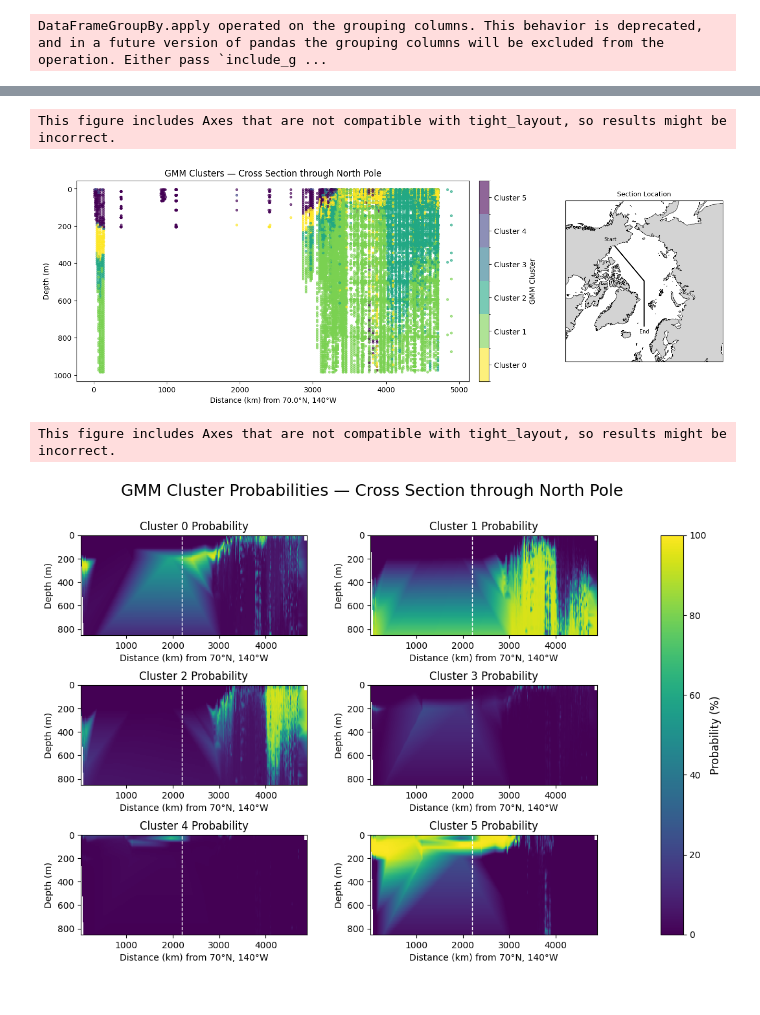
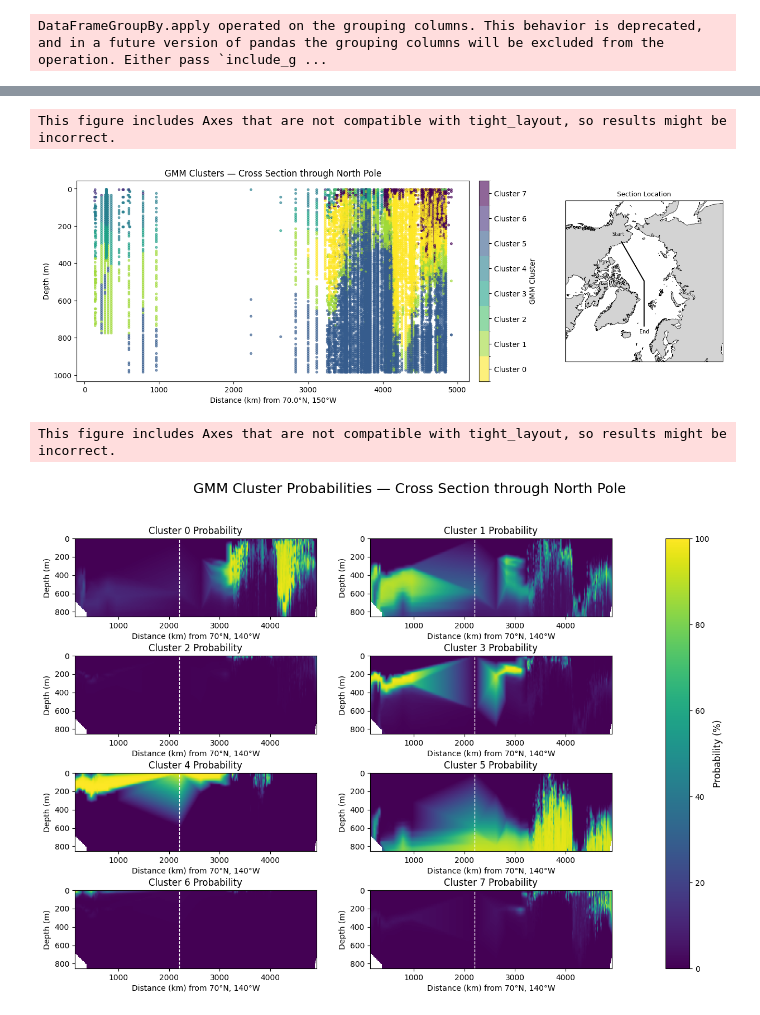
Before and after one commit to Mfdcng2/WaterMassClassification, a Jupyter notebook: TemporalAnalysis/Ensemble_90_00.ipynb, the cells around one changed output, grey strips where cells are left out. Drawn from its saved outputs; the diff is of its cells as text; code cells hidden in the pictures.

```diff
--- a/TemporalAnalysis/Ensemble_90_00.ipynb
+++ b/TemporalAnalysis/Ensemble_90_00.ipynb
@@ -60,6 +60,6 @@ plt.legend()
 # %%
 # Choice of optimal number of clusters based on BIC
-n_clusters = 6
+n_clusters = 8
 # %%
 gmm = GaussianMixture(
     n_components=n_clusters,          # number of clusters
@@ -68,7 +68,7 @@ gmm = GaussianMixture(
 
 labels = gmm.fit_predict(df_sampled[features])
 # %%
-df_sampled['gmm_label_6'] = labels
+df_sampled['gmm_label_8'] = labels
 # %%
 plt.figure()
 
@@ -95,8 +95,8 @@ plt.show()
 # %%
-cross_sec_lon(df_sampled, n_clusters, 0, tol=0.5, start_lat=70.0, start_lon=-140)
+cross_sec_lon(df_sampled, n_clusters, 0, tol=0.5, start_lat=70.0, start_lon=-150)
 # %% [output]
 This figure includes Axes that are not compatible with tight_layout, so results might be incorrect.
-[figure, old version]
+[figure, new version]
 # %%
 for i in range(n_clusters):
     df_sampled['prob_cluster_'+str(i)] = gmm.predict_proba(df_sampled[features])[:, i]
@@ -103,8 +261,8 @@ for i in range(n_clusters):
 # %%
-cross_sec_lon_prob2(df_sampled, n_clusters, 0, tol=0.5, start_lat=70.0, start_lon=-140)
+cross_sec_lon_prob2(df_sampled, n_clusters, 0, tol=0.5, start_lat=70.0, start_lon=-150)
 # %% [output]
 This figure includes Axes that are not compatible with tight_layout, so results might be incorrect.
-[figure, old version]
+[figure, new version]
 # %%
 import numpy as np
 import matplotlib.pyplot as plt
```
Also changed, not shown: parts of 4 cells of this notebook, 4 other files.
